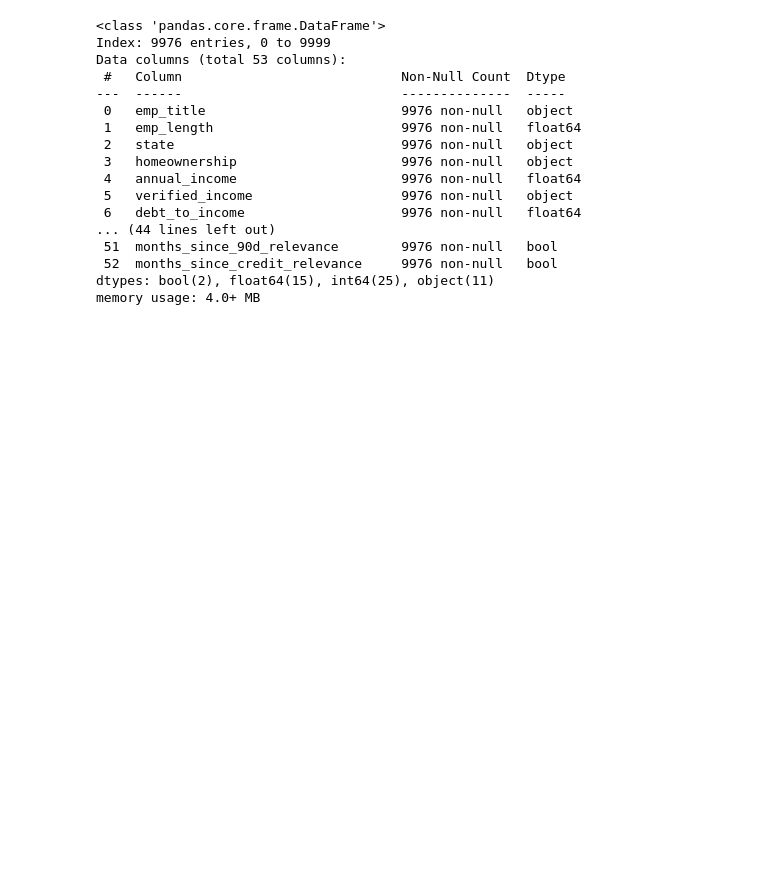
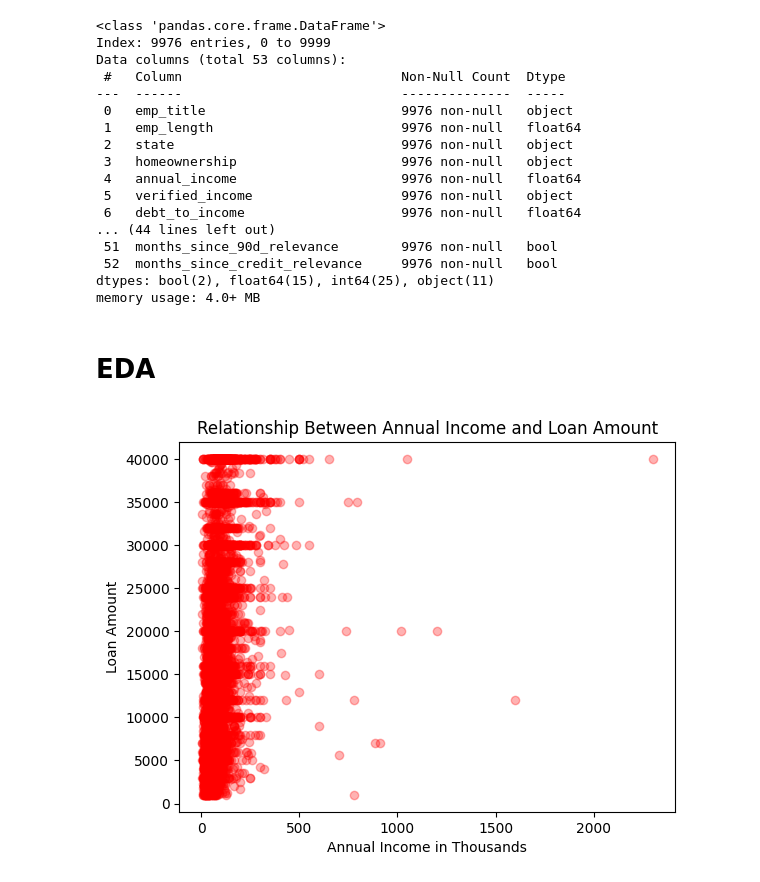
Before and after one commit to oliviaguo1234/lendingclub_loans, a Jupyter notebook: OliviaGuo_loans.ipynb, the cells around one changed output. Saved outputs shown, nothing was run; the diff lists cells and outputs as text; code cells hidden in the pictures; blank space fills up the shorter version.

```diff
--- a/OliviaGuo_loans.ipynb
+++ b/OliviaGuo_loans.ipynb
@@ -14,7 +16,8 @@ from sklearn.metrics import r2_score, mean_squared_error, mean_absolute_error, a
 import pandas as pd
 import numpy as np
 
-loans_df = pd.read_csv("lendingclub_loans_export.csv")
+url = "https://raw.githubusercontent.com/frontiertechinstitute/datasets/refs/heads/main/LendingClub%20Loans/lendingclub_loans_export.csv"
+loans_df = pd.read_csv(url)
 
 #Change NA values to null
 loans_df = loans_df.replace("NA", np.nan)
@@ -23,7 +26,7 @@ loans_df = loans_df.replace("NA", np.nan)
 loans_df.drop(columns = ["annual_income_joint", "verification_income_joint", "debt_to_income_joint"], inplace = True)
 
 #All loans were 2018, remove year from issue month
-loans_df["issue_month"] = pd.to_datetime(loans_df["issue_month"], format="%b-%Y").dt.strftime
+loans_df["issue_month"] = pd.to_datetime(loans_df["issue_month"], format="%b-%Y").dt.strftime('%B')
 
 #Grade information included in subgrade
 loans_df.drop(columns = ["grade"], inplace = True)
@@ -106,3 +109,14 @@ Data columns (total 53 columns):
  52  months_since_credit_relevance     9976 non-null   bool
 dtypes: bool(2), float64(15), int64(25), object(11)
 memory usage: 4.0+ MB
+# %% [markdown]
+# EDA
+# %%
+#find relationship between annual_income and loan_amount (do richer income people have higher loan amount?)
+plt.scatter(loans_df['annual_income'] / 1000, loans_df['loan_amount'], color='red', alpha=0.3)
+plt.xlabel('Annual Income in Thousands')
+plt.ylabel('Loan Amount')
+plt.title('Relationship Between Annual Income and Loan Amount')
+plt.show()
+# %% [output]
+[figure, added]
```
Also changed, not shown: parts of 15 cells of this notebook.
